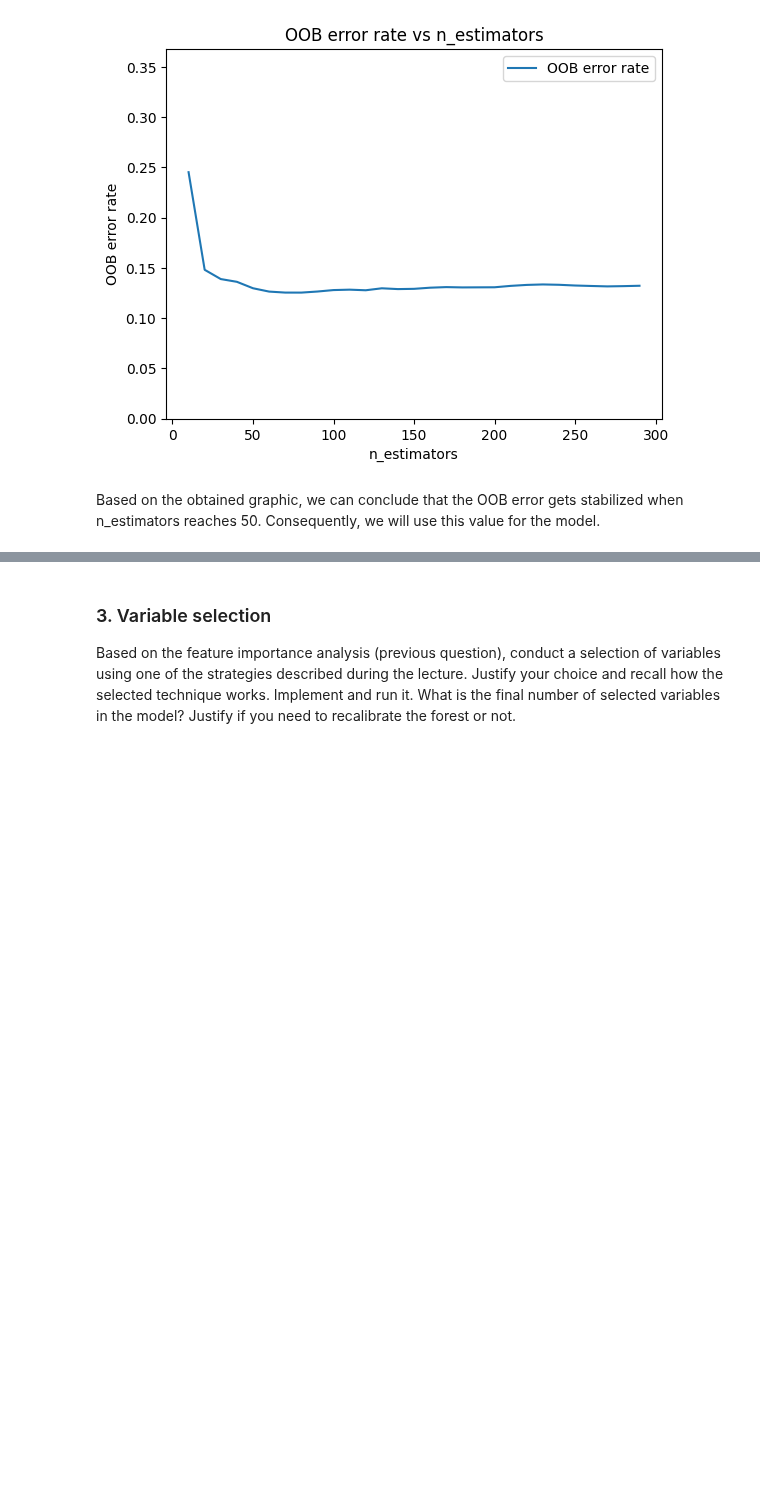
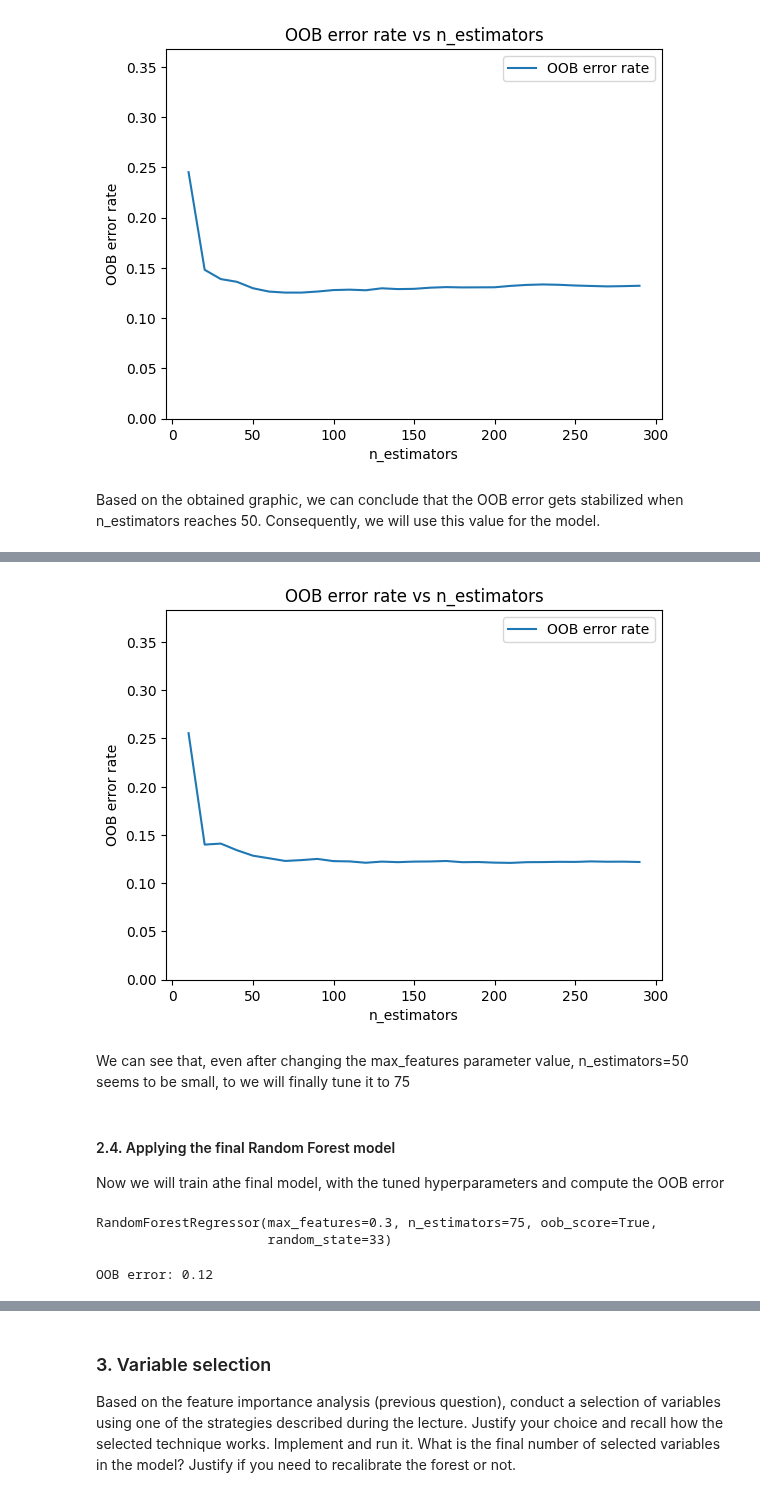
Before and after one commit to rajesvariparasa/ml-processing-pipeline-for-predicting-houseprices, a Jupyter notebook: Milestone-3-RandomForests.ipynb, the cells around one changed output, grey strips where cells are left out. Drawn from its saved outputs; the diff is of its cells as text; code cells hidden in the pictures; blank space fills up the shorter version.

```diff
--- a/Milestone-3-RandomForests.ipynb
+++ b/Milestone-3-RandomForests.ipynb
@@ -36,3 +34,11 @@ print(X_names)
+# %%
+# Creating datasets
+X_train = data_train.drop(columns = ['PID', 'SoldPrice'])
+X_test = data_test.drop(columns = ['PID', 'SoldPrice'])
+X_names = data_train.drop(columns = ['PID', 'SoldPrice']).columns.tolist()
+
+Y_train = data_train['SoldPrice']
+Y_test = data_test['SoldPrice']
 # %% [markdown]
 ### 2. Hyperparameter tuning
 Recall what are the two most important hyperparameters. Propose a protocol that relies on the out-of-bag (OOB) error to tune this hyperparameter.
@@ -93,0 +152,48 @@ Once we have tuned the n_estimators parameter, we will use the selected value fo
+# %%
+# Create an empty list for OBB error and i values iteration
+error_rate = []
+i_list = []
+
+# Define a loop to iterate over the different values of n_estimators
+for i in range(10, 300, 10):
+    # We use the same configuration as in the tuning, but now max_features= 0.3
+    rf = RandomForestRegressor(warm_start=True, n_estimators=i, max_features=0.3, random_state=33, oob_score=True)
+    rf.fit(X_train, Y_train)
+
+    # oob_score attribute returns the accuracy, but we are interested on the error itself (then: 1-oob_score)
+    oob_error = 1 - rf.oob_score_
+
+    # Append OOB error rate and i values to the lists
+    error_rate.append(oob_error)
+    i_list.append(i)
+
+
+# Plot n_esitmators vs OOB error
+
+plt.plot(i_list, error_rate, label="OOB error rate")
+plt.ylim(0, 1.5*max(error_rate))
+plt.xlabel("n_estimators")
+plt.ylabel("OOB error rate")
+plt.title("OOB error rate vs n_estimators")
+plt.legend(loc="upper right")
+plt.show()
+# %% [output]
+[figure, added]
+# %% [markdown]
+We can see that, even after changing the max_features parameter value, n_estimators=50 seems to be small, to we will finally tune it to 75
+# %% [markdown]
+#### 2.4. Applying the final Random Forest model
+Now we will train athe final model, with the tuned hyperparameters and compute the OOB error
+# %%
+rf1 = RandomForestRegressor(n_estimators = 75, max_features= 0.3, oob_score=True, random_state=33)
+
+# Step 2: build the random forest on the train set by indicating the input data and the target variable
+rf1.fit(X_train, Y_train)
+# %% [output]
+RandomForestRegressor(max_features=0.3, n_estimators=75, oob_score=True,
+                      random_state=33)
+# %%
+# OOB error
+print(f'OOB error: {round(1-rf1.oob_score_, 2)}')
+# %% [output]
+OOB error: 0.12
```
Also changed, not shown: parts of 18 cells of this notebook.
